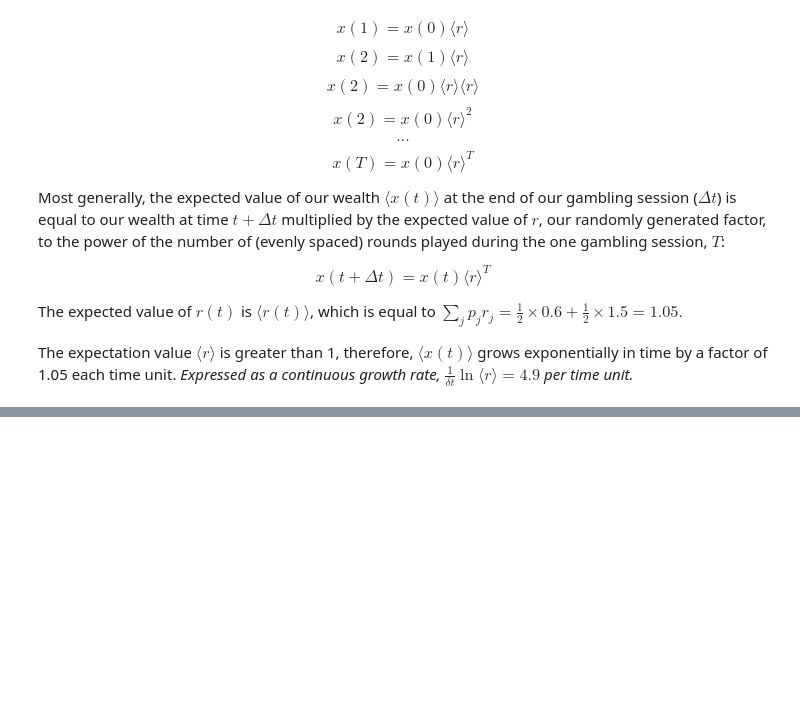
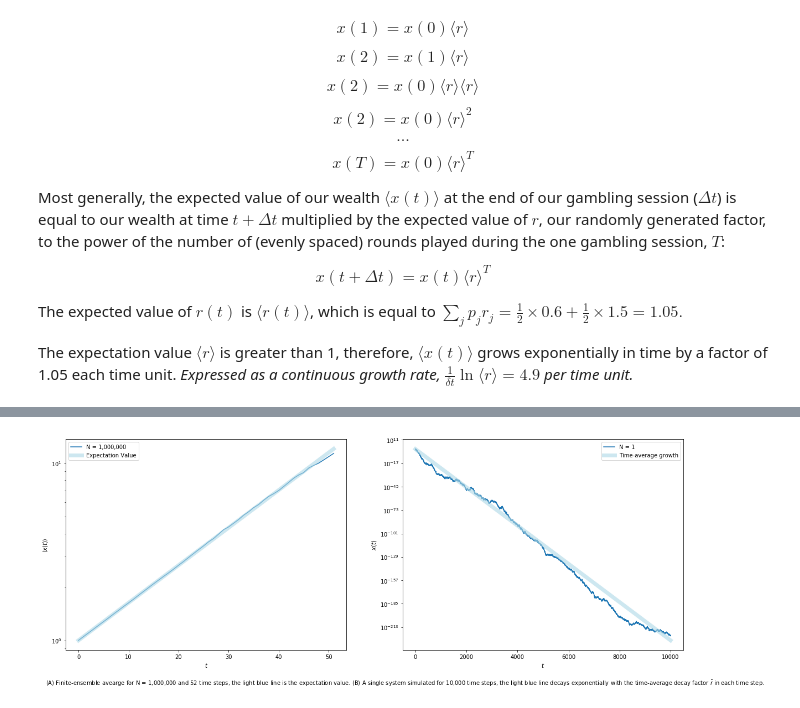
Before and after one commit to gfbarbieri/ergodicity-economics, a Jupyter notebook: Ergodicity_Chapter_1.ipynb, the cells around one changed output, grey strips where cells are left out. Cells and saved outputs as stored; diff of their text form; code cells hidden in the pictures; blank space fills up the shorter version.

```diff
--- a/Ergodicity_Chapter_1.ipynb
+++ b/Ergodicity_Chapter_1.ipynb
@@ -404,0 +435,49 @@ plt.show()
+# %%
+r1_r2 = (0.90)**(1/2)
+
+r_t = []
+
+for i in range(0,10000):
+    r_t.append(r1_r2**i)
+# %%
+wealth_trajectories = wealthDynamics(initial_wealth=1, wealth_factors=[[0.6,1.5],[0.5,0.5]],
+                                     duration=10000, num_trajectories=1)
+# %%
+#Declare figure and subplots.
+fig = plt.figure(figsize=(20,7))
+ax1 = fig.add_subplot(1,2,1)
+ax2 = fig.add_subplot(1,2,2)
+
+#Plot ensemble average of 1,000,000 trajectory with expectation value.
+ax1.plot(ensemble_average_trajectories[-1])
+ax1.plot(r_T, linewidth=7, color='lightblue', alpha=0.6)
+
+#Plot individual wealth trajectories with time-average.
+ax2.plot(wealth_trajectories[0])
+ax2.plot(r_t, linewidth=7, color='lightblue', alpha=0.6)
+
+#Set X and Y labels.
+ax1.set_ylabel('$ \\langle x(t) \\rangle $')
+ax1.set_xlabel('$t$')
+ax2.set_ylabel('$x(t)$')
+ax2.set_xlabel('$t$')
+
+#Set y-scales to log.
+ax1.set_yscale(value='log')
+ax2.set_yscale(value='log')
+
+#Set Legends.
+ax1.legend(['N = 1,000,000', 'Expectation Value'])
+ax2.legend(['N = 1', 'Time-average growth'])
+
+#Set figure text.
+fig.text(0.1, 0.0,
+         '(A) Finite-ensemble avearge for N = 1,000,000 and 52 time steps, the light blue line is the expectation value.'\
+         ' (B) A single system simulated for 10,000 time steps, the light blue line decays exponentially with the time-average'\
+         ' decay factor $ \\bar{r} $ in each time step.',
+         horizontalalignment='left', fontsize=10)
+
+#Show figure.
+plt.show()
+# %% [output]
+[figure, added]
```
Also changed, not shown: parts of 8 cells of this notebook.
